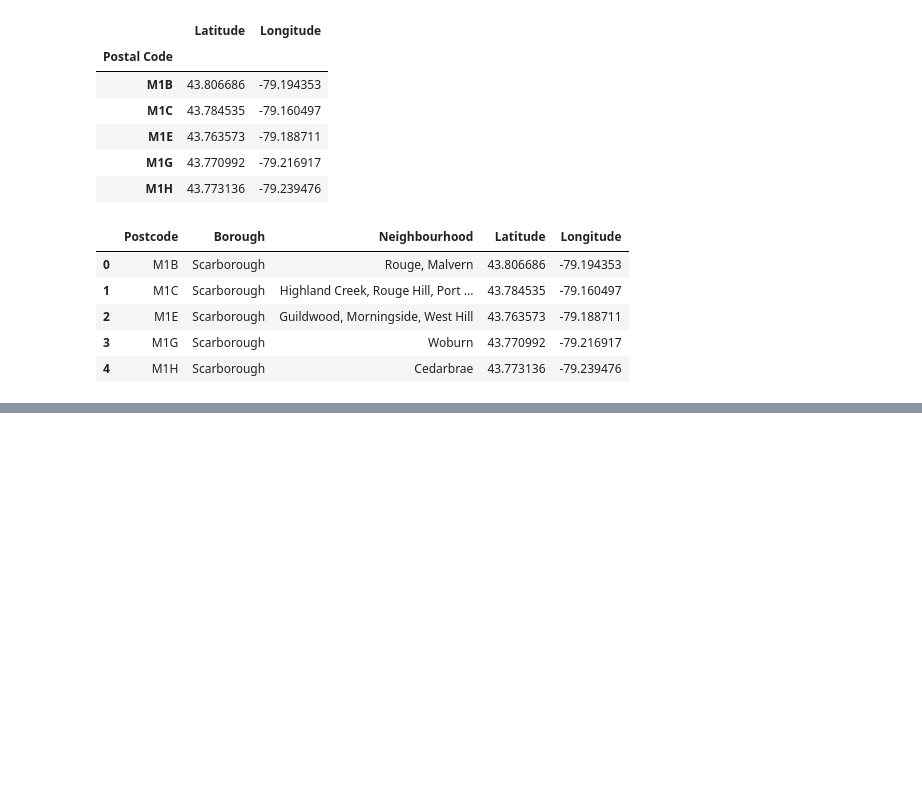
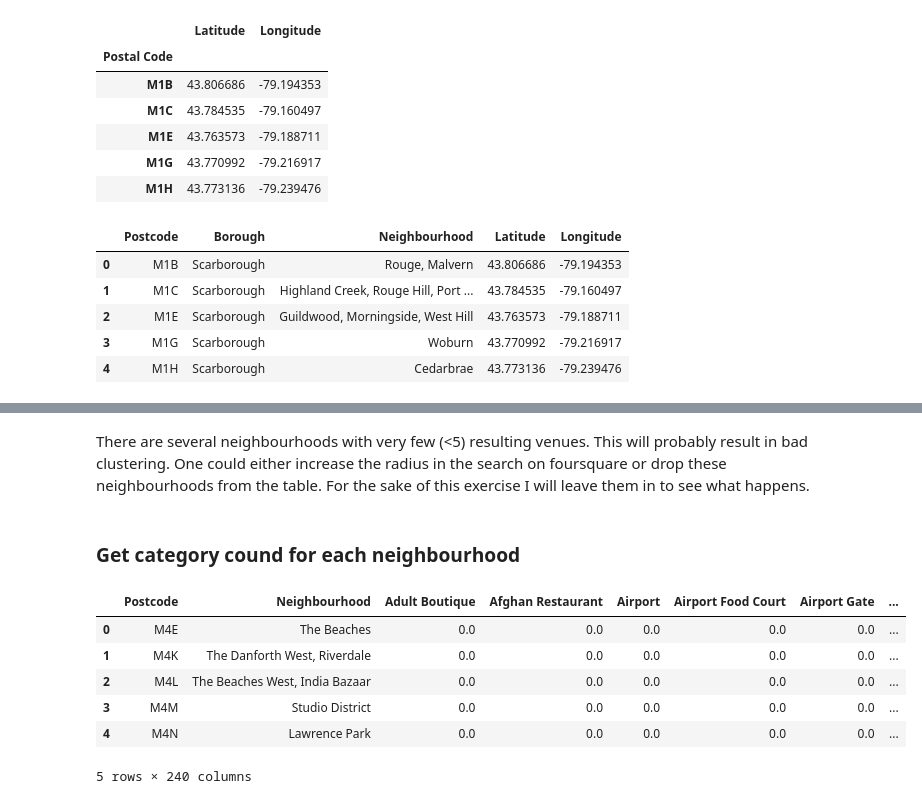
Before and after one commit to julfes/IBM-Data-Science-Capstone, a Jupyter notebook: Capstone_2.ipynb, the cells around one changed output, grey strips where cells are left out. Saved outputs shown, nothing was run; the diff lists cells and outputs as text; code cells hidden in the pictures; blank space fills up the shorter version.

```diff
--- a/Capstone_2.ipynb
+++ b/Capstone_2.ipynb
@@ -146,0 +308,4 @@ df_postals.head()
+# %% [markdown]
+There are several neighbourhoods with very few (<5) resulting venues. This will probably result in bad clustering. One could either increase the radius in the search on foursquare or drop these neighbourhoods from the table. For the sake of this exercise I will leave them in to see what happens.
+# %% [markdown]
+### Get category cound for each neighbourhood
@@ -146,0 +317,10 @@ df_postals.head()
+# %%
+df_category_counts.head()
+# %% [output]
+|  | Postcode | Neighbourhood | Adult Boutique | Afghan Restaurant | Airport | Airport Food Court | Airport Gate | ... |
+| 0 | M4E | The Beaches | 0.0 | 0.0 | 0.0 | 0.0 | 0.0 | ... |
+| 1 | M4K | The Danforth West, Riverdale | 0.0 | 0.0 | 0.0 | 0.0 | 0.0 | ... |
+| 2 | M4L | The Beaches West, India Bazaar | 0.0 | 0.0 | 0.0 | 0.0 | 0.0 | ... |
+| 3 | M4M | Studio District | 0.0 | 0.0 | 0.0 | 0.0 | 0.0 | ... |
+| 4 | M4N | Lawrence Park | 0.0 | 0.0 | 0.0 | 0.0 | 0.0 | ... |
+5 rows × 240 columns
```
Also changed, not shown: parts of 51 cells of this notebook.
